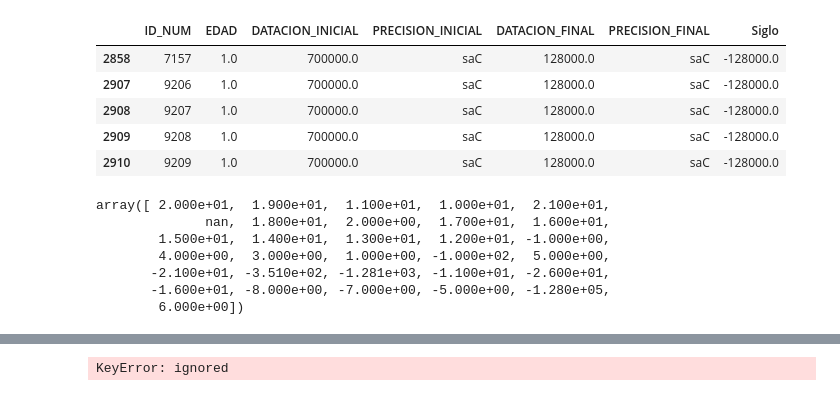
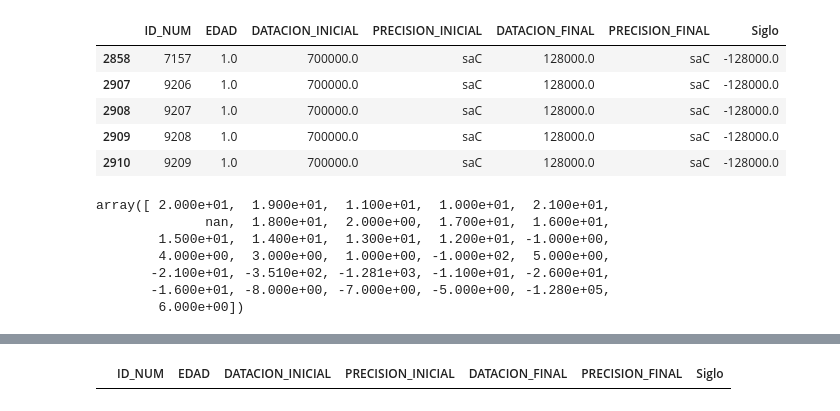
Before and after one commit to IA2021UR/trabajo-ia-en-la-comunidad-de-la-rioja-equipo-10, a Jupyter notebook: Trabajo.ipynb, the cells around one changed output, grey strips where cells are left out. Saved outputs shown, nothing was run; the diff lists cells and outputs as text; code cells hidden in the pictures.

```diff
--- a/Trabajo.ipynb
+++ b/Trabajo.ipynb
@@ -379,6 +381,4 @@ TypeError: ignored
-# %%
-contenido = os.listdir('/content/cleanedDataset')
-for fichero in contenido:
-  print(df[df['ID_NUM'] == float(os.path.splitext(os.path.basename(fichero))[0])]['Siglo'][0])
-# %% [output]
-KeyError: ignored
+# %%
+df[df['ID_NUM']==5079]
+# %% [output]
+|  | ID_NUM | EDAD | DATACION_INICIAL | PRECISION_INICIAL | DATACION_FINAL | PRECISION_FINAL | Siglo |
```
Also changed, not shown: parts of 3 cells of this notebook.
